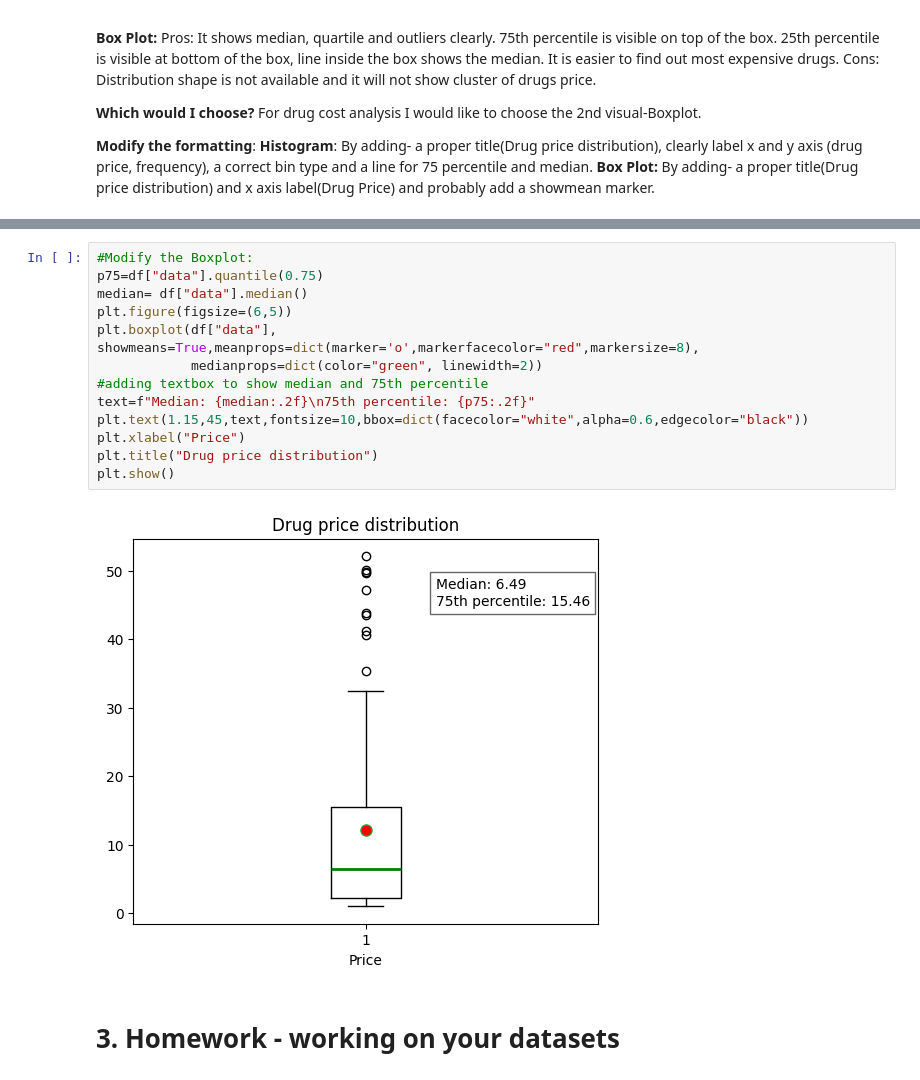
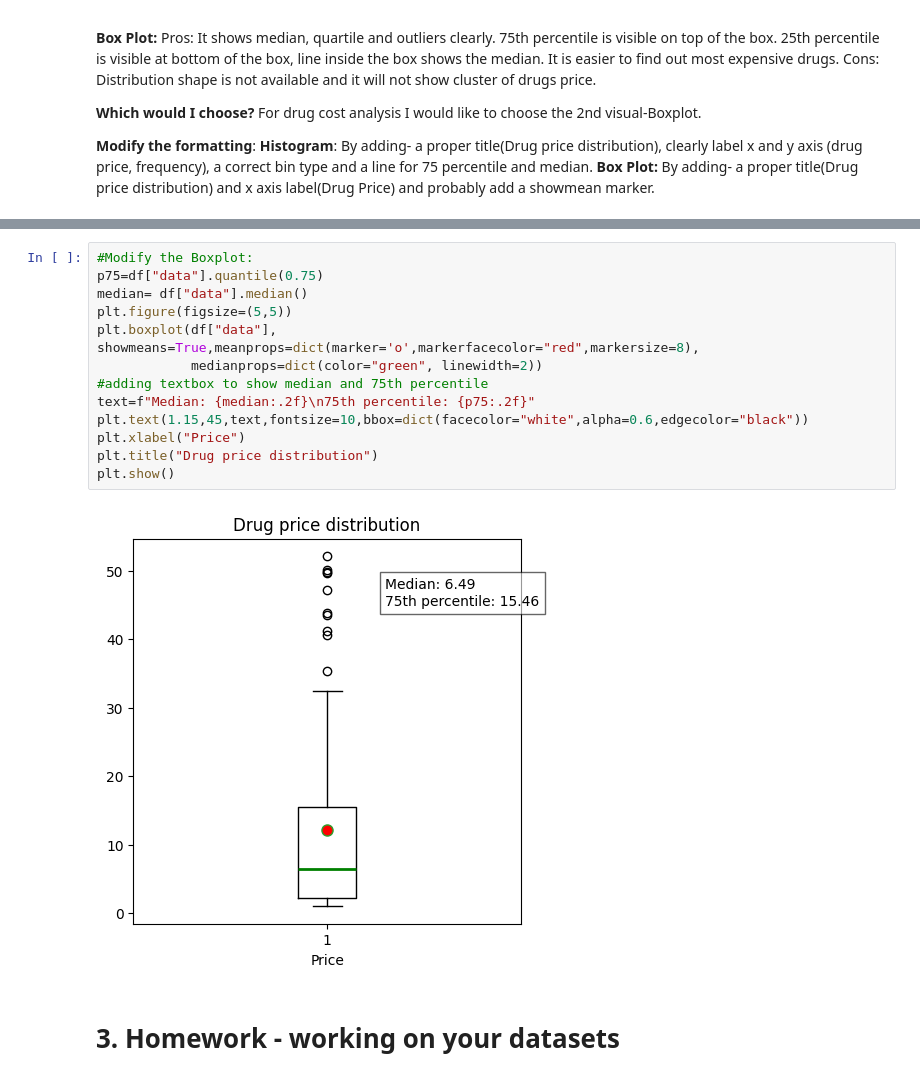
Before and after one commit to Jbaner/Module-B-semester-2, a Jupyter notebook: OMDS_ModB2_Week4_Banerjee_Jayeeta.ipynb, the cells around one changed output, grey strips where cells are left out. Cells and saved outputs as stored; diff of their text form.

```diff
--- a/OMDS_ModB2_Week4_Banerjee_Jayeeta.ipynb
+++ b/OMDS_ModB2_Week4_Banerjee_Jayeeta.ipynb
@@ -86,18 +66,18 @@ Name: 0.75, dtype: float64
 # %%
 #Modify the Boxplot:
 p75=df["data"].quantile(0.75)
 median= df["data"].median()
-plt.figure(figsize=(6,5))
+plt.figure(figsize=(5,5))
 plt.boxplot(df["data"], showmeans=True,meanprops=dict(marker='o',markerfacecolor="red",markersize=8),
             medianprops=dict(color="green", linewidth=2))
 #adding textbox to show median and 75th percentile
 text=f"Median: {median:.2f}\n75th percentile: {p75:.2f}"
 plt.text(1.15,45,text,fontsize=10,bbox=dict(facecolor="white",alpha=0.6,edgecolor="black"))
 plt.xlabel("Price")
 plt.title("Drug price distribution")
 plt.show()
 # %% [output]
-[figure, old version]
+[figure, new version]
 # %% [markdown]
 # 3. Homework - working on your datasets
 # %% [markdown]
```
Also changed, not shown: parts of 11 cells of this notebook.
